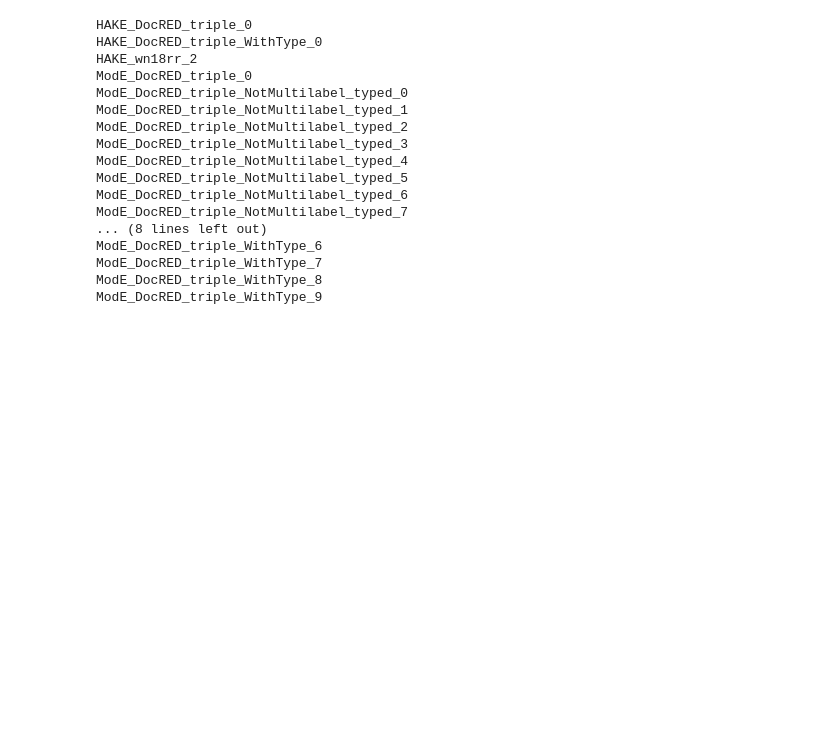
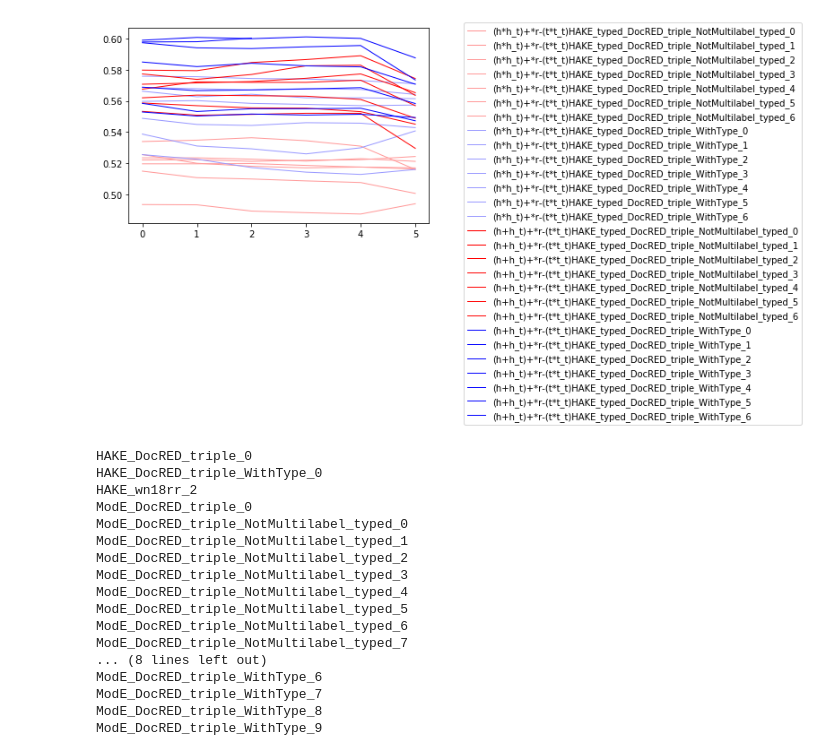
Before and after one commit to myunghakLee/KGE_HAKE_REL_TYPED, a Jupyter notebook: draw_graph.ipynb, the cells around one changed output. Drawn from its saved outputs; the diff is of its cells as text; code cells hidden in the pictures; blank space fills up the shorter version.

```diff
--- a/draw_graph.ipynb
+++ b/draw_graph.ipynb
@@ -46,3 +32,38 @@ for f in files:
+# %%
+from matplotlib import pyplot as plt
+
+def draw_graph(files):
+    for file in files:
+        if "OVERFITTING" in file:
+            continue
+        if "OLD" in file:
+            continue
+        if "ModE" in file:
+            continue
+#         if "(h*" in file:
+#             continue
+        f = open(file)
+        data = f.readlines()
+        hits0 = []
+        for line in data:
+            if "HITS@1 " in line:
+                hits0.append(float(line[-8:]))
+        hits0 = hits0[4:]
+        if "Multi" in file and "(h*" in file:
+            plt.plot(hits0, label = file.split("/")[1]+file.split("/")[2], color= '#FF9999', linewidth=1)
+        elif "Multi" in file:
+            plt.plot(hits0, label = file.split("/")[1]+file.split("/")[2], color= '#FF0000', linewidth=1)
+        elif "Multi" not in file and "(h*" in file:
+            plt.plot(hits0, label = file.split("/")[1]+file.split("/")[2], color= '#9999FF', linewidth=1)
+        else:
+            plt.plot(hits0, label = file.split("/")[1]+file.split("/")[2], color= 'blue', linewidth=1)
+        f.close()
+    plt.legend(bbox_to_anchor=(1.1, 1.05))
+    plt.show()
+# %%
+draw_graph(files)
+# %% [output]
+[figure, added]
 # %%
 !mkdir AAA
 # %%
```
Also changed, not shown: parts of 5 cells of this notebook, 4 other files.
